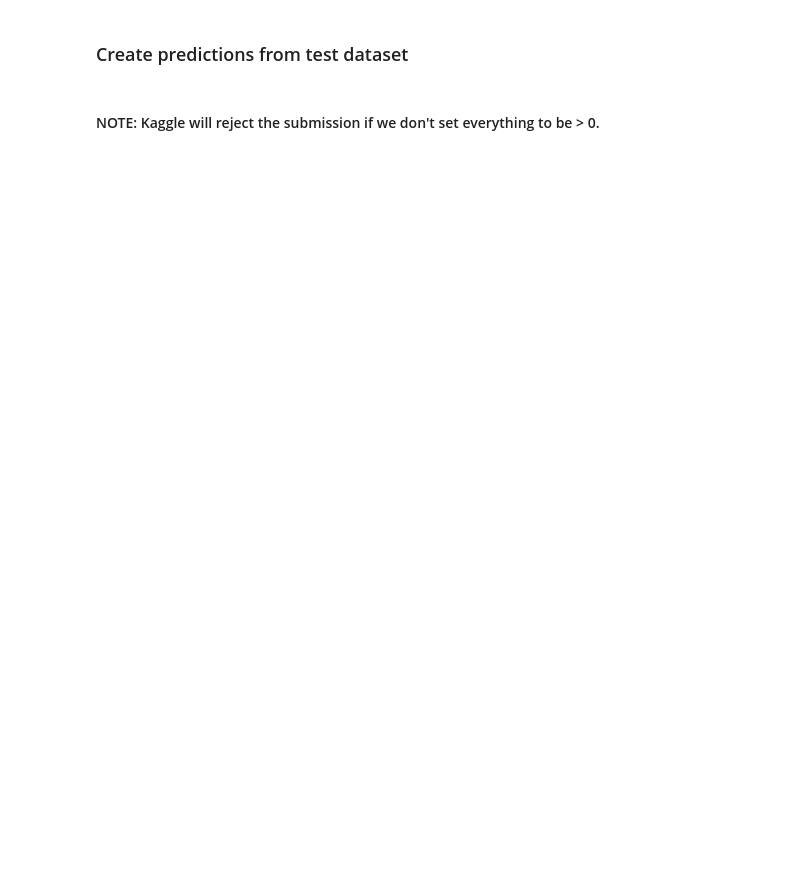
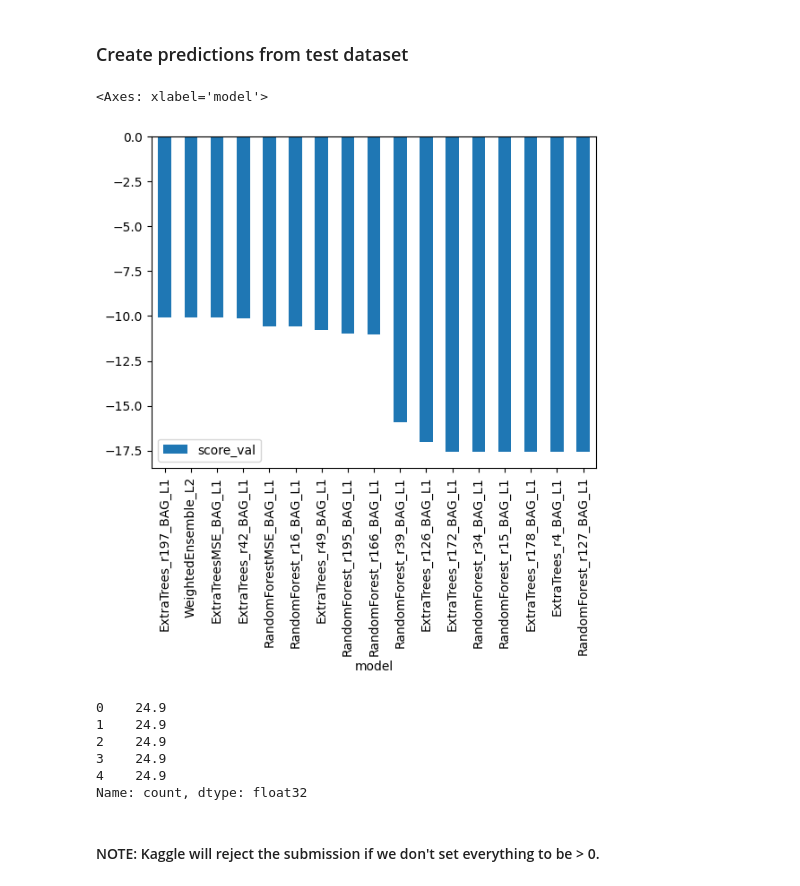
Before and after one commit to OmarAI2003/AutoGluon-Based-Bike-Sharing-Demand-Prediction, a Jupyter notebook: Project_files/project-template.ipynb, the cells around one changed output. Cells and saved outputs as stored; diff of their text form; code cells hidden in the pictures; blank space fills up the shorter version.

```diff
--- a/Project_files/project-template.ipynb
+++ b/Project_files/project-template.ipynb
@@ -71,5 +96,5 @@ from autogluon.tabular import TabularPredictor
 # %%
 # Create the train dataset in pandas by reading the csv
 # Set the parsing of the datetime column so you can use some of the `dt` features in pandas later
-train = ?
+train = pd.read_csv('train.csv')
 train.head()
@@ -96,0 +152,4 @@ predictor = TabularPredictor(?).fit(?)
+# %%
+#since these columns aren't present in the test set i'll drop them
+train_adjusted= train.drop(['casual','registered'],axis=1)
+train_adjusted.head()
@@ -96,0 +163,4 @@ predictor = TabularPredictor(?).fit(?)
+# %%
+predictor = TabularPredictor(label='count',eval_metric='root_mean_squared_error').fit(train_data= train_adjusted,
+    time_limit= 600,
+    presets= "best_quality")
@@ -101,8 +224,20 @@ predictor.fit_summary()
 # %% [markdown]
 ### Create predictions from test dataset
+# %%
+predictor.leaderboard(silent=True).plot(kind="bar", x="model", y="score_val")
+# %% [output]
+<Axes: xlabel='model'>
+[figure, added]
 # %%
-predictions = ?
+predictions = predictor.predict(test)
 predictions.head()
+# %% [output]
+0    24.9
+1    24.9
+2    24.9
+3    24.9
+4    24.9
+Name: count, dtype: float32
 # %% [markdown]
 #### NOTE: Kaggle will reject the submission if we don't set everything to be > 0.
 # %%
```
Also changed, not shown: parts of 60 cells of this notebook, 10 other files.
